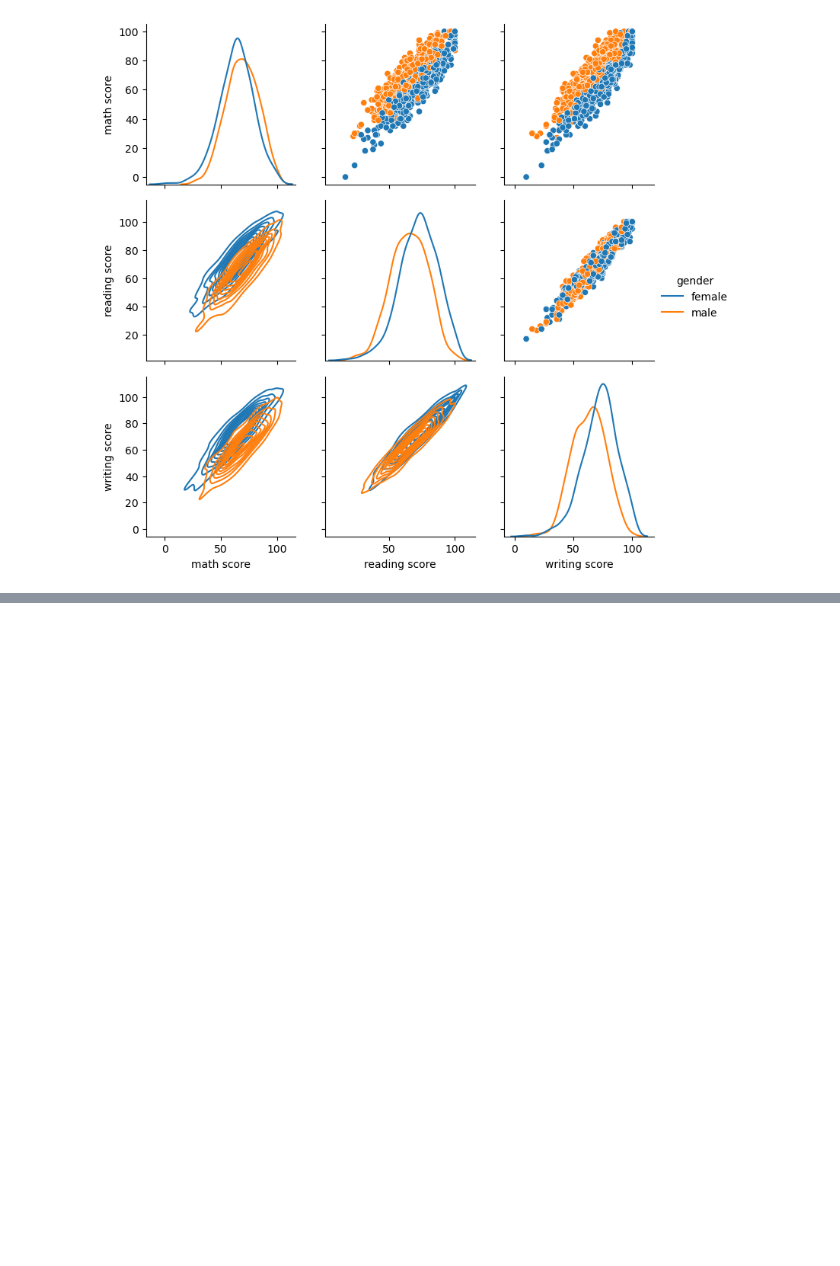
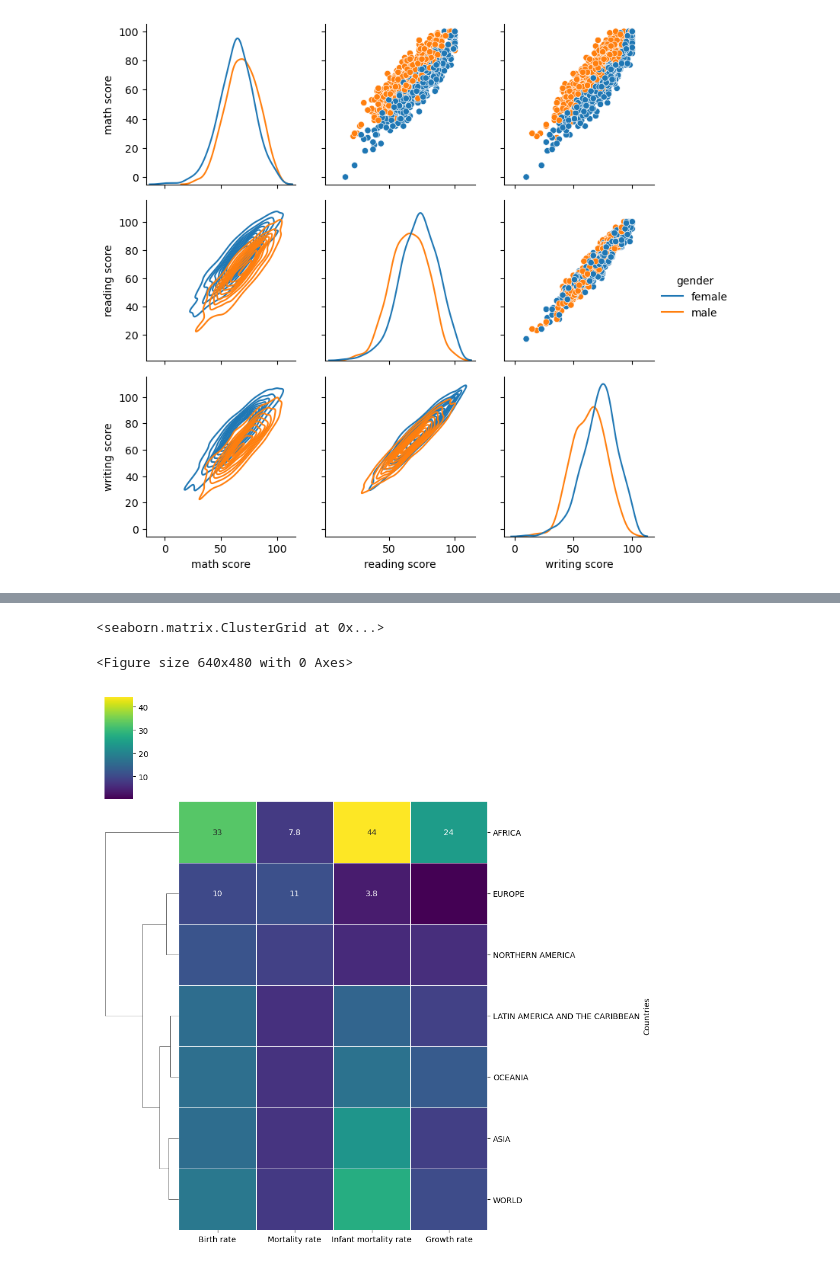
Before and after one commit to JovanTTT/MachineLearning-Course, a Jupyter notebook: Seaborn.ipynb, the cells around one changed output, grey strips where cells are left out. Saved outputs shown, nothing was run; the diff lists cells and outputs as text; code cells hidden in the pictures; blank space fills up the shorter version.

```diff
--- a/Seaborn.ipynb
+++ b/Seaborn.ipynb
@@ -269,0 +313,8 @@ g = g.add_legend()
+# %%
+plt.figure(dpi = 100)
+sns.clustermap(data = df.drop('Life expectancy', axis = 1), linewidth = 0.5, annot = True,
+           cmap = 'viridis', col_cluster = False)
+# %% [output]
+<seaborn.matrix.ClusterGrid at 0x...>
+<Figure size 640x480 with 0 Axes>
+[figure, added]
```
Also changed, not shown: parts of 7 cells of this notebook, 1 other file.
